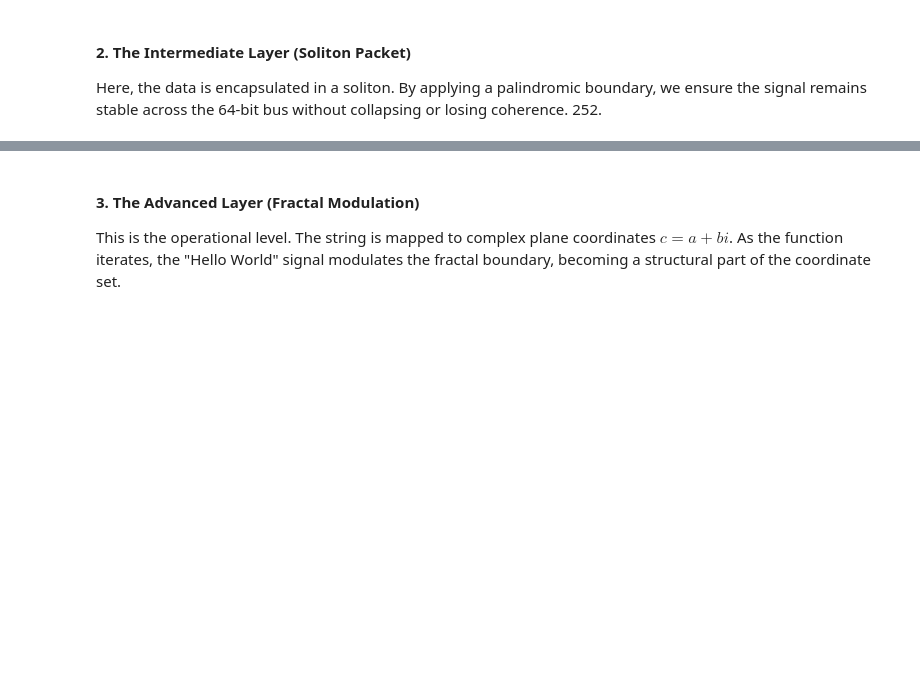
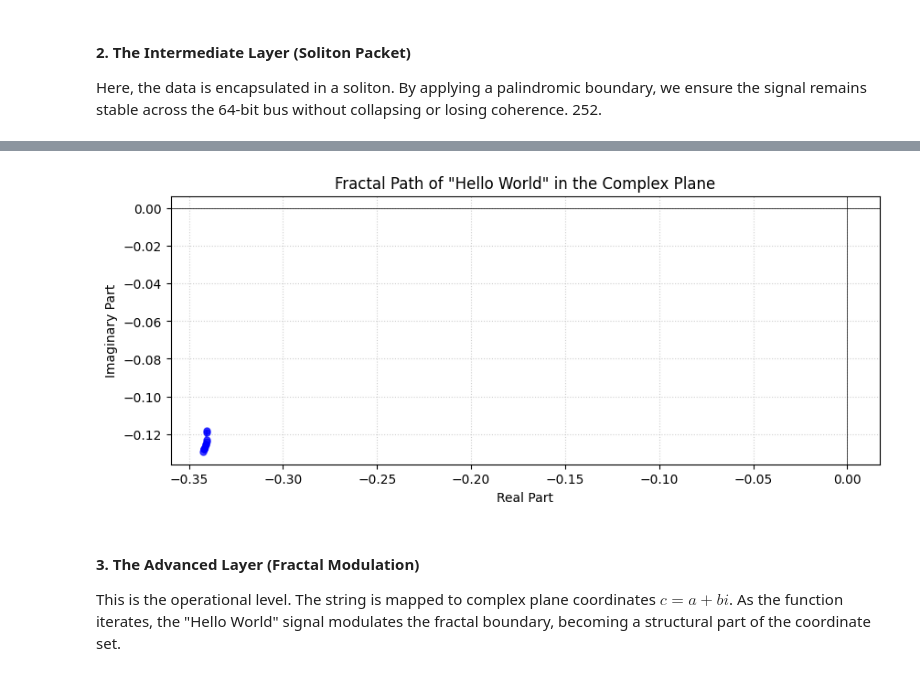
Before and after one commit to 21centjoe/1D-synthetic-logic-gates, a Jupyter notebook: Code_for_all_levels_.ipynb, the cells around one changed output, grey strips where cells are left out. Drawn from its saved outputs; the diff is of its cells as text; code cells hidden in the pictures; blank space fills up the shorter version.

```diff
--- a/Code_for_all_levels_.ipynb
+++ b/Code_for_all_levels_.ipynb
@@ -32,3 +154,24 @@ print(soliton_packet("Hello World"))
+# %%
+import matplotlib.pyplot as plt
+import numpy as np
+
+# Extract real and imaginary parts from the complex path
+real_parts = [z.real for z in complex_path]
+imag_parts = [z.imag for z in complex_path]
+
+# Create the plot
+plt.figure(figsize=(10, 8))
+plt.plot(real_parts, imag_parts, 'o-', markersize=5, linestyle='--', color='blue', alpha=0.7)
+plt.title('Fractal Path of "Hello World" in the Complex Plane')
+plt.xlabel('Real Part')
+plt.ylabel('Imaginary Part')
+plt.grid(True, linestyle=':', alpha=0.6)
+plt.axhline(0, color='black', linewidth=0.5)
+plt.axvline(0, color='black', linewidth=0.5)
+plt.gca().set_aspect('equal', adjustable='box') # Ensure equal scaling of axes
+plt.show()
+# %% [output]
+[figure, added]
 # %% [markdown]
 #### 3. The Advanced Layer (Fractal Modulation)
 
```
Also changed, not shown: parts of 4 cells of this notebook.
